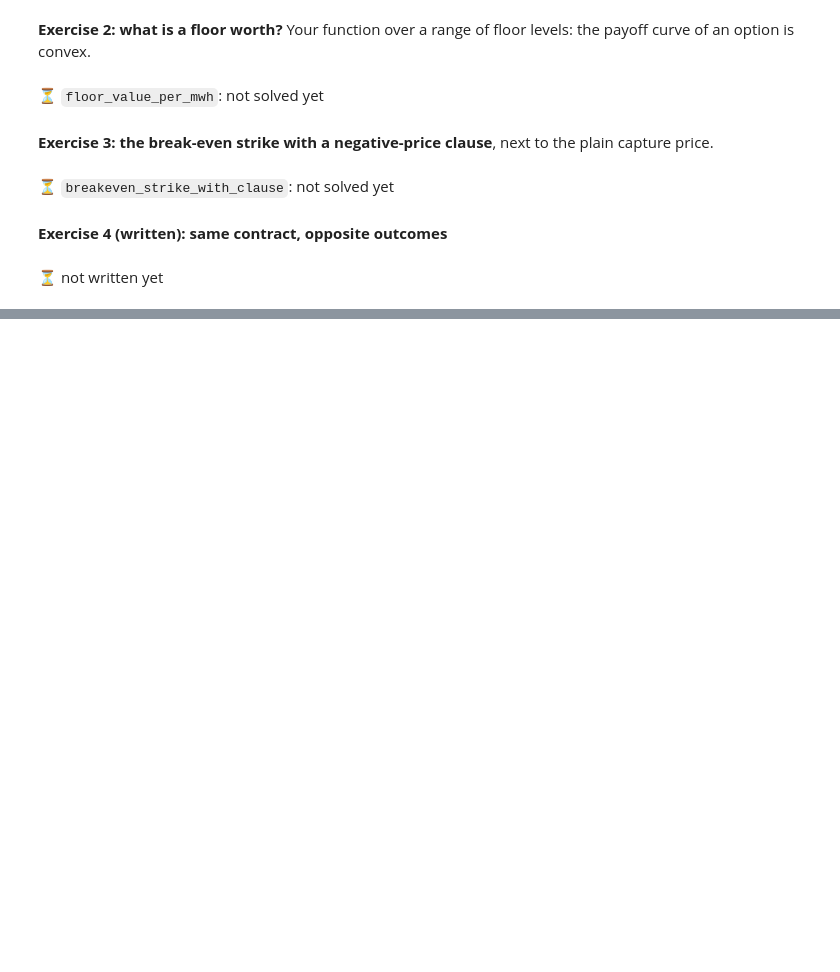
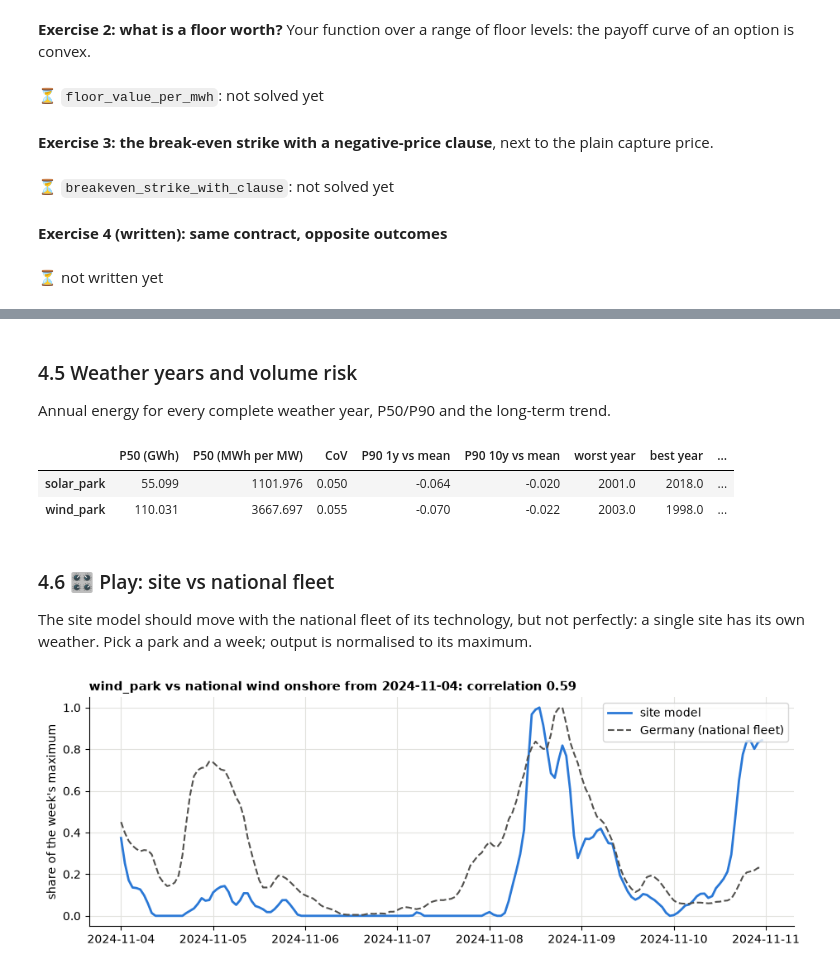
Before and after one commit to ankitpatel1661/ppa-lab, a Jupyter notebook: notebooks/ppa_lab_playground.ipynb, the cells around one changed output, grey strips where cells are left out. Cells and saved outputs as stored; diff of their text form; code cells hidden in the pictures; blank space fills up the shorter version.

```diff
--- a/notebooks/ppa_lab_playground.ipynb
+++ b/notebooks/ppa_lab_playground.ipynb
@@ -1022,0 +1113,37 @@ show_written_answer("day03_ppa.py", "# Your answer:")
+# %% [markdown]
+### 4.5 Weather years and volume risk
+Annual energy for every complete weather year, P50/P90 and the long-term trend.
+# %%
+rows = {}
+for name, p in PARKS.items():
+    annual = annual_energy(gen[name], TZ).loc[s.weather_first_year:2025]
+    st, tr = p_values(annual), yield_trend(annual)
+    rows[name] = {"P50 (GWh)": st["p50"] / 1e3, "P50 (MWh per MW)": st["p50"] / p.capacity_mw,
+                  "CoV": st["cov"], "P90 1y vs mean": st["p90_1y"] / st["mean"] - 1,
+                  "P90 10y vs mean": st["p90_10y"] / st["mean"] - 1,
+                  "worst year": st["min_year"], "best year": st["max_year"], "trend %/decade": tr["per_decade_pct"]}
+pd.DataFrame(rows).T.round(3)
+# %% [output]
+|  | P50 (GWh) | P50 (MWh per MW) | CoV | P90 1y vs mean | P90 10y vs mean | worst year | best year | ... |
+| solar_park | 55.099 | 1101.976 | 0.050 | -0.064 | -0.020 | 2001.0 | 2018.0 | ... |
+| wind_park | 110.031 | 3667.697 | 0.055 | -0.070 | -0.022 | 2003.0 | 1998.0 | ... |
+# %% [markdown]
+### 4.6 🎛 Play: site vs national fleet
+The site model should move with the national fleet of its technology, but not perfectly: a single
+site has its own weather. Pick a park and a week; output is normalised to its maximum.
+# %%
+PARK = "wind_park"         # solar_park or wind_park
+START, DAYS = "2024-11-04", 7
+
+p = PARKS[PARK]
+last = (pd.Timestamp(START) + pd.Timedelta(days=DAYS - 1)).strftime("%Y-%m-%d")
+site = gen[PARK].tz_convert(TZ).loc[START:last]
+nat = power_h_loc.loc[START:last, TECHNOLOGIES[p.technology]]
+corr = site.corr(nat.reindex(site.index))
+fig, ax = plt.subplots(figsize=(11, 3.6))
+ax.plot(site.index, site / site.max(), color=COLOURS[p.technology], linewidth=2, label="site model")
+ax.plot(nat.index, nat / nat.max(), color="#52514e", linestyle="--", label="Germany (national fleet)")
+ax.set_ylabel("share of the week's maximum"); ax.legend(loc="upper right")
+ax.set_title(f"{PARK} vs national {p.technology.replace('_', ' ')} from {START}: correlation {corr:.2f}");
+# %% [output]
+[figure, added]
```
Also changed, not shown: parts of 24 cells of this notebook, 40 other files.
